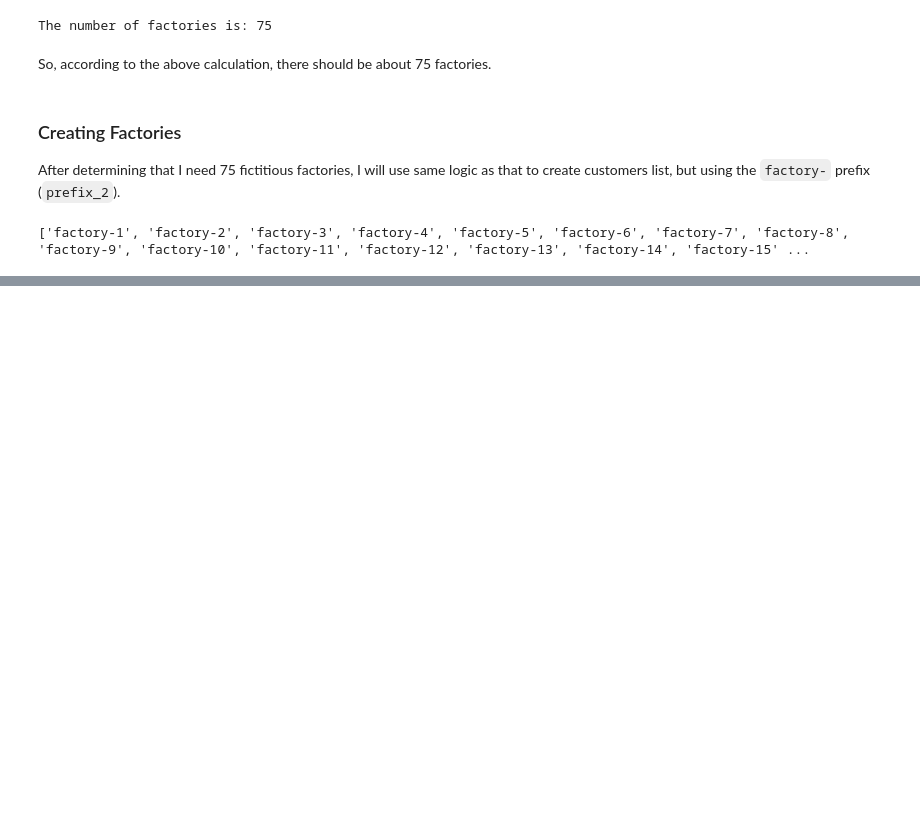
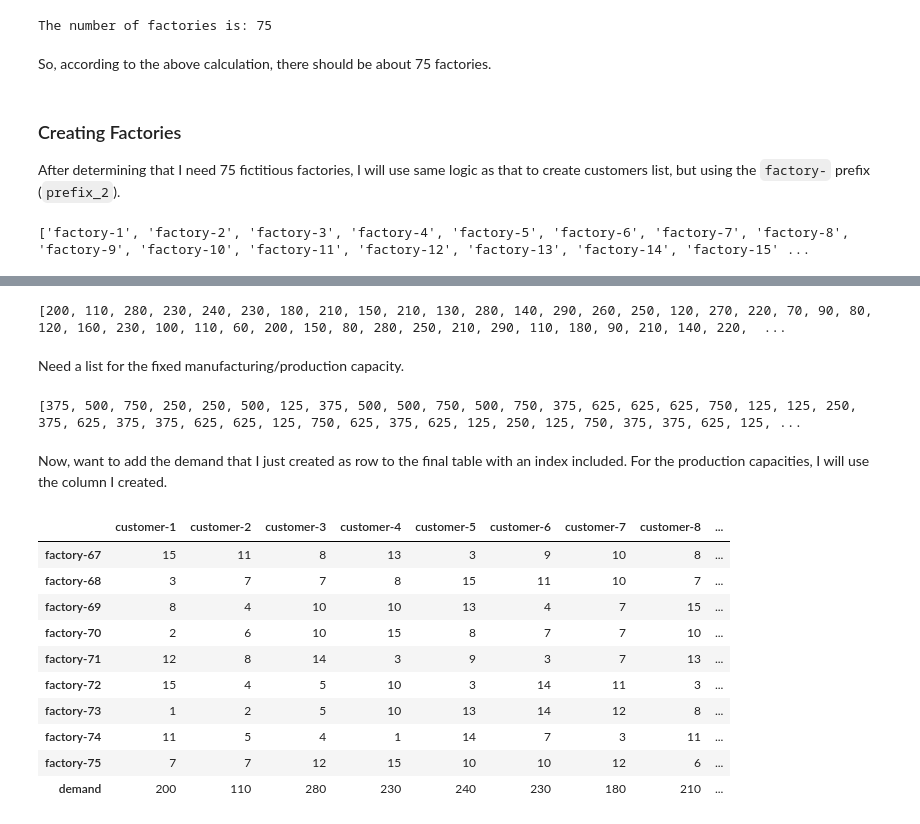
Before and after one commit to bravo-joe/supply-chain-optimization, a Jupyter notebook: synthetic_data_scrathch_work.ipynb, the cells around one changed output, grey strips where cells are left out. Saved outputs shown, nothing was run; the diff lists cells and outputs as text; code cells hidden in the pictures; blank space fills up the shorter version.

```diff
--- a/synthetic_data_scrathch_work.ipynb
+++ b/synthetic_data_scrathch_work.ipynb
@@ -42,2 +193,48 @@ print(numbered_factories)
+# %%
+possible_nums = np.arange(50, 301, 10)
+possible_nums = possible_nums.tolist()
+# Select a random number from this array
+demand = []
+for i in range(1, num_customers+1): # Generates demand for all 75 factories
+    #demand.append(np.random.choice(possible_nums))
+    demand.append(random.choice(possible_nums))
+print(demand)
+# %% [output]
+[200, 110, 280, 230, 240, 230, 180, 210, 150, 210, 130, 280, 140, 290, 260, 250, 120, 270, 220, 70, 90, 80, 120, 160, 230, 100, 110, 60, 200, 150, 80, 280, 250, 210, 290, 110, 180, 90, 210, 140, 220,  ...
+# %% [markdown]
+Need a list for the fixed manufacturing/production capacity.
+# %%
+# Select a random number from this array
+possible_nums_2 = [
+    125,
+    250,
+    375,
+    500,
+    625,
+    750
+]
+prod_capacity = []
+for j in range(1, num_plants+1): # Generates demand for all 75 factories
+    prod_capacity.append(random.choice(possible_nums_2))
+print(prod_capacity)
+# %% [output]
+[375, 500, 750, 250, 250, 500, 125, 375, 500, 500, 750, 500, 750, 375, 625, 625, 625, 750, 125, 125, 250, 375, 625, 375, 375, 625, 625, 125, 750, 625, 375, 625, 125, 250, 125, 750, 375, 375, 625, 125, ...
+# %% [markdown]
+Now, want to add the demand that I just created as row to the final table with an index included. For the production capacities, I will use the column I created.
+# %%
+random_matrix_df.loc['demand'] = demand
+random_matrix_df.tail(10)
+# %% [output]
+|  | customer-1 | customer-2 | customer-3 | customer-4 | customer-5 | customer-6 | customer-7 | customer-8 | ... |
+| factory-67 | 15 | 11 | 8 | 13 | 3 | 9 | 10 | 8 | ... |
+| factory-68 | 3 | 7 | 7 | 8 | 15 | 11 | 10 | 7 | ... |
+| factory-69 | 8 | 4 | 10 | 10 | 13 | 4 | 7 | 15 | ... |
+| factory-70 | 2 | 6 | 10 | 15 | 8 | 7 | 7 | 10 | ... |
+| factory-71 | 12 | 8 | 14 | 3 | 9 | 3 | 7 | 13 | ... |
+| factory-72 | 15 | 4 | 5 | 10 | 3 | 14 | 11 | 3 | ... |
+| factory-73 | 1 | 2 | 5 | 10 | 13 | 14 | 12 | 8 | ... |
+| factory-74 | 11 | 5 | 4 | 1 | 14 | 7 | 3 | 11 | ... |
+| factory-75 | 7 | 7 | 12 | 15 | 10 | 10 | 12 | 6 | ... |
+| demand | 200 | 110 | 280 | 230 | 240 | 230 | 180 | 210 | ... |
 # %%
 # End of "synthetic_data_scrathch_work.ipynb"
```
Also changed, not shown: parts of 17 cells of this notebook.
